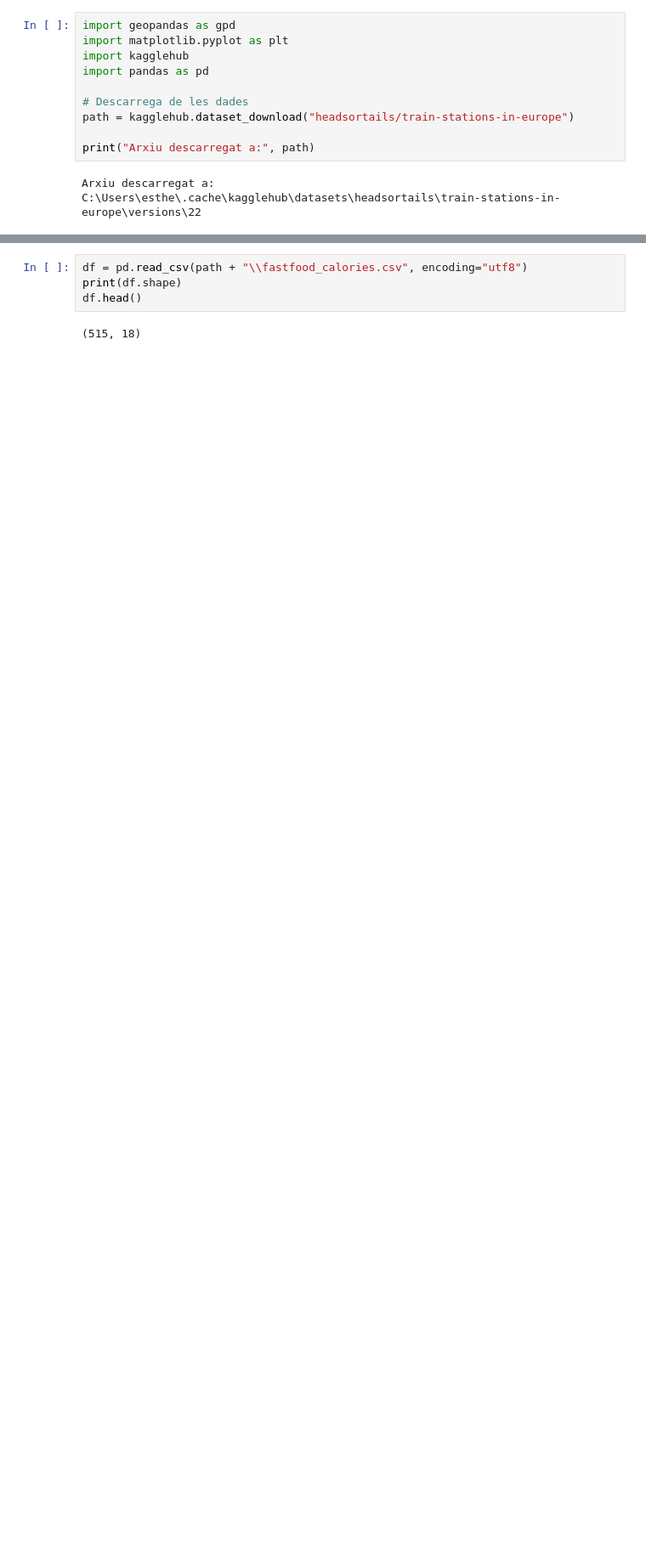
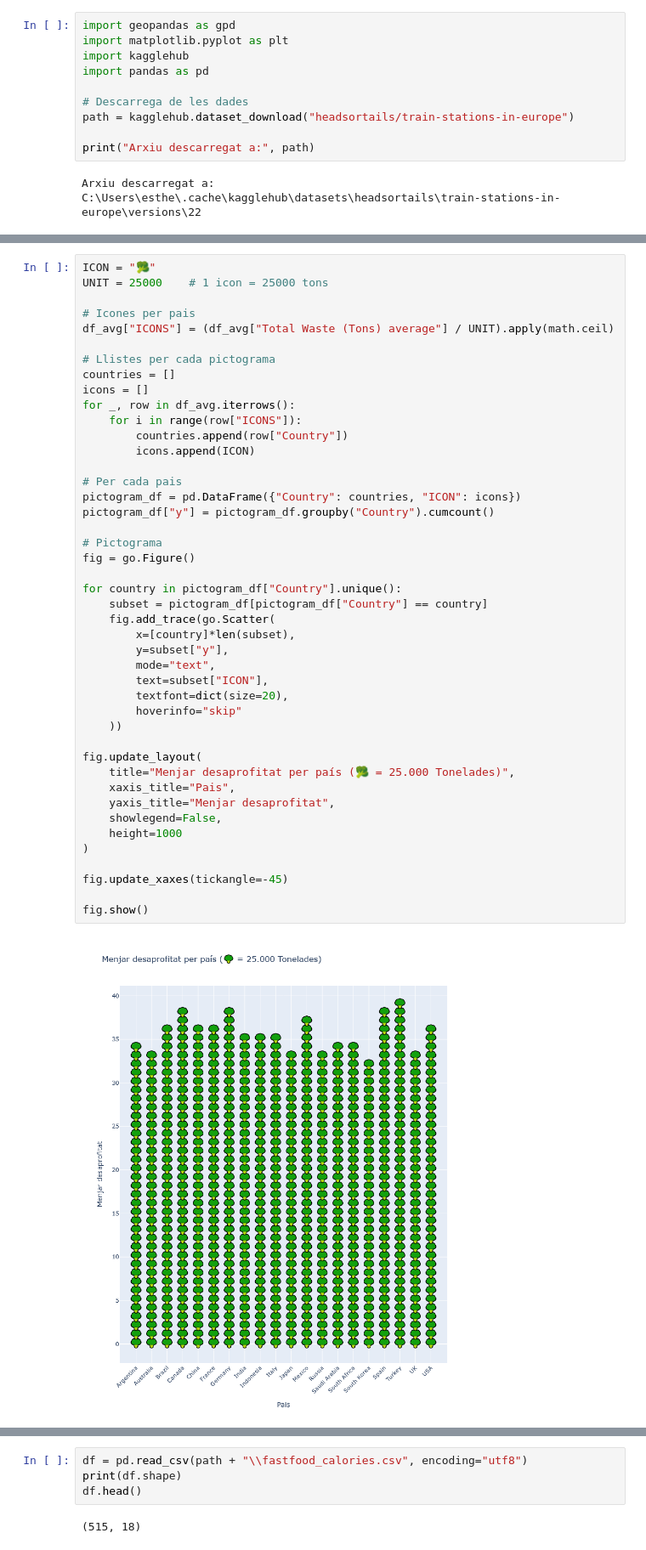
Before and after one commit to EstherRH00/VisualitzacioPAC2, a Jupyter notebook: PAC2.ipynb, the cells around one changed output, grey strips where cells are left out. Shown at 85% size. Drawn from its saved outputs; the diff is of its cells as text; blank space fills up the shorter version.

Commit message:
images folder

```diff
--- a/PAC2.ipynb
+++ b/PAC2.ipynb
@@ -179,0 +212,46 @@ Path to dataset files: C:\Users\esthe\.cache\kagglehub\datasets\sujaykapadnis\fa
+# %%
+ICON = "🥦"
+UNIT = 25000    # 1 icon = 25000 tons
+
+# Icones per pais
+df_avg["ICONS"] = (df_avg["Total Waste (Tons) average"] / UNIT).apply(math.ceil)
+
+# Llistes per cada pictograma
+countries = []
+icons = []
+for _, row in df_avg.iterrows():
+    for i in range(row["ICONS"]):
+        countries.append(row["Country"])
+        icons.append(ICON)
+
+# Per cada pais
+pictogram_df = pd.DataFrame({"Country": countries, "ICON": icons})
+pictogram_df["y"] = pictogram_df.groupby("Country").cumcount()
+
+# Pictograma
+fig = go.Figure()
+
+for country in pictogram_df["Country"].unique():
+    subset = pictogram_df[pictogram_df["Country"] == country]
+    fig.add_trace(go.Scatter(
+        x=[country]*len(subset),
+        y=subset["y"],
+        mode="text",
+        text=subset["ICON"],
+        textfont=dict(size=20),
+        hoverinfo="skip"
+    ))
+
+fig.update_layout(
+    title="Menjar desaprofitat per país (🥦 = 25.000 Tonelades)",
+    xaxis_title="Pais",
+    yaxis_title="Menjar desaprofitat",
+    showlegend=False,
+    height=1000
+)
+
+fig.update_xaxes(tickangle=-45)
+
+fig.show()
+# %% [output]
+[figure, new version]
```
Also changed, not shown: parts of 18 cells of this notebook, 1 other file.
